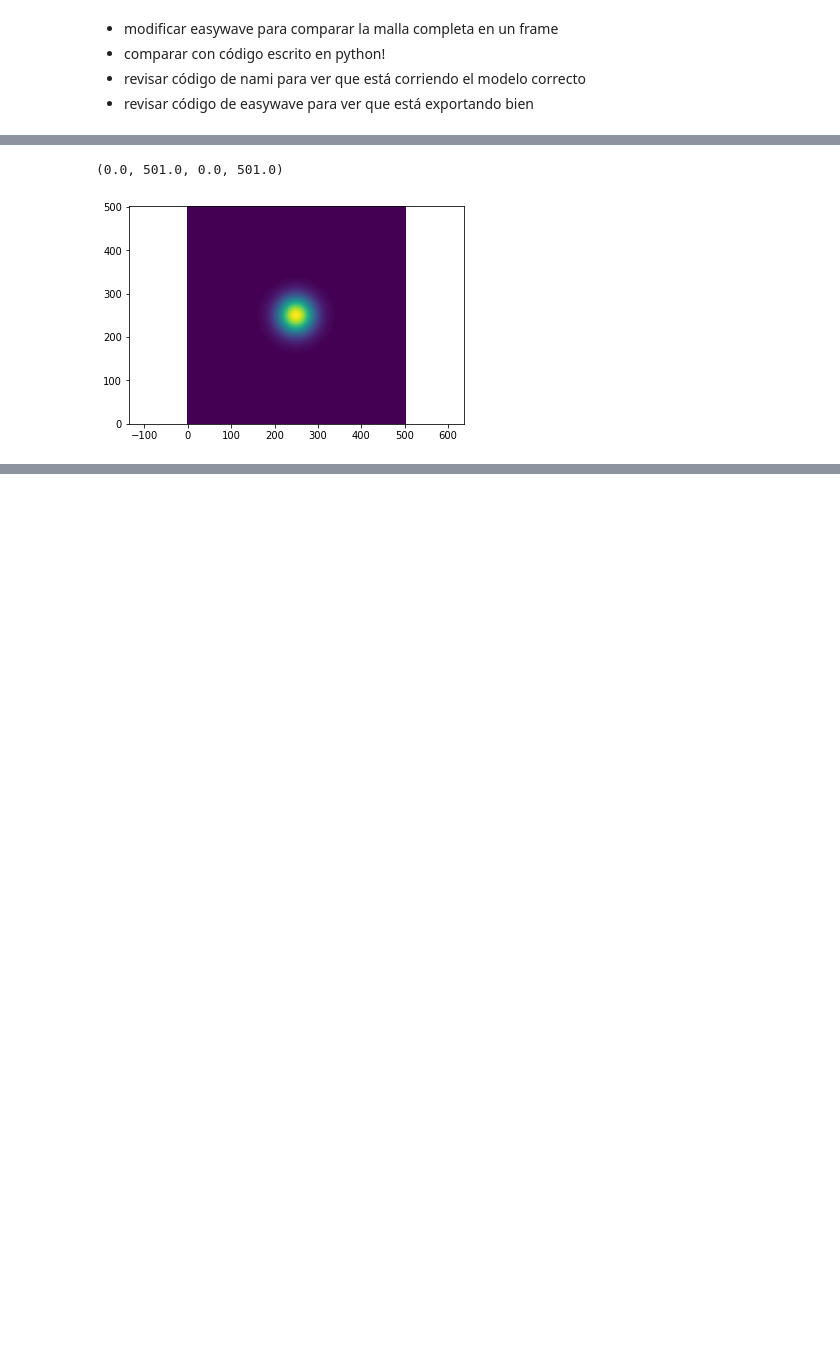
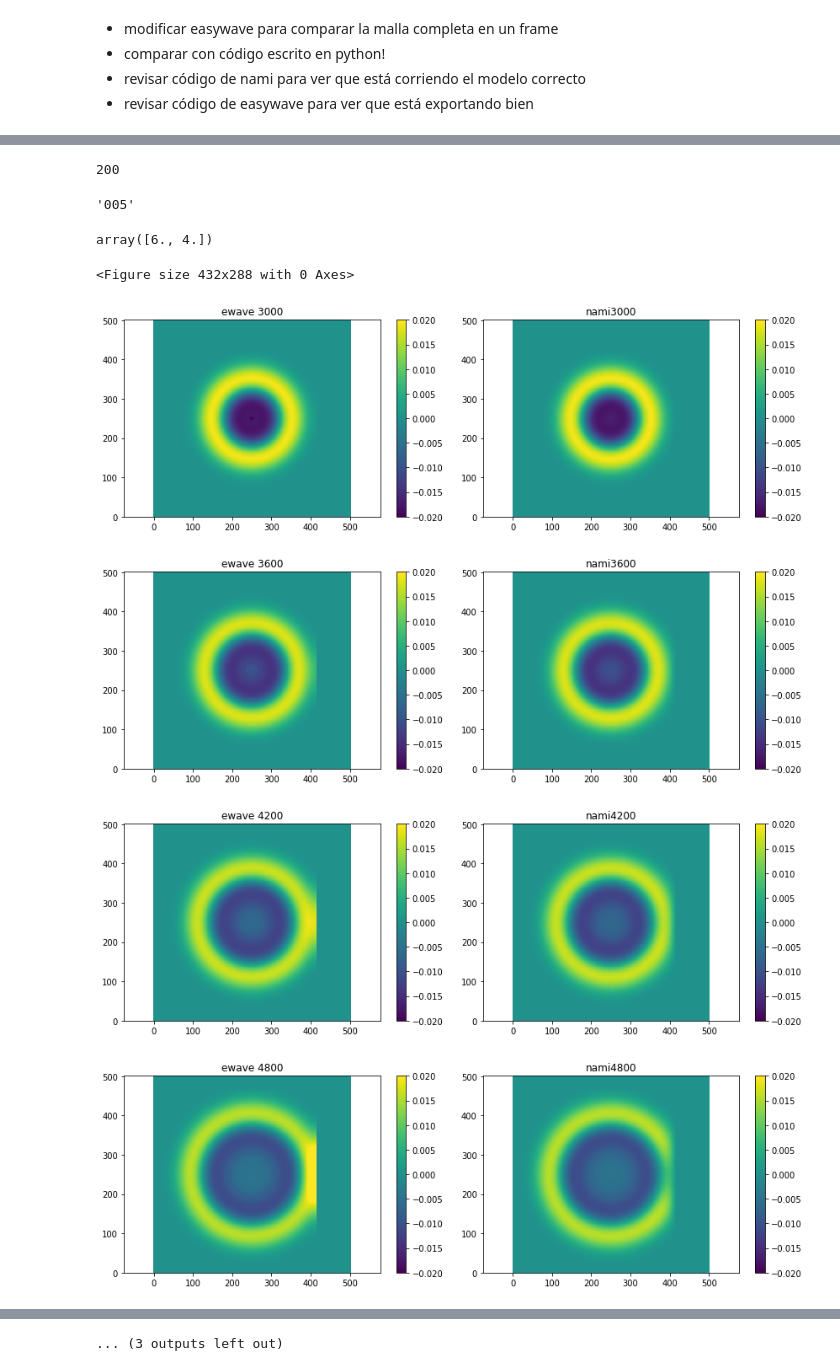
Before and after one commit to jgalazm/comp-geo-paper-figures, a Jupyter notebook: shore-interaction/comparison.ipynb, the cells around one changed output, grey strips where cells are left out. Drawn from its saved outputs; the diff is of its cells as text; code cells hidden in the pictures; blank space fills up the shorter version.

```diff
--- a/shore-interaction/comparison.ipynb
+++ b/shore-interaction/comparison.ipynb
@@ -88,7 +101,35 @@ plt.axis('equal')
-# %%
-lon, lat, h = ew2py('easywave/eWave.2D.00000.ssh')
-plt.pcolormesh(h)
-plt.axis('equal')
-# %% [output]
-(0.0, 501.0, 0.0, 501.0)
-[figure, removed]
+# %%
+11000%300
+# %% [output]
+200
+# %%
+'%03d'%5
+# %% [output]
+'005'
+# %%
+plt.gcf().get_size_inches()
+# %% [output]
+array([6., 4.])
+<Figure size 432x288 with 0 Axes>
+# %%
+for i in range(10,40,2):
+    plt.figure(figsize=(6*2,2*2))
+    plt.subplot(121)
+    lon, lat, h = ew2py('easywave/eWave.2D.%05d.ssh'%(i*300))
+    plt.pcolormesh(h, vmax=0.02,vmin=-0.02)
+    plt.colorbar()
+    plt.axis('equal')
+    plt.title('ewave %i'%(i*300))
+    plt.subplot(122)
+    lon, lat, h = ew2py('easywave/eWave.2D.%05d.ssh'%(i*300))
+    nami0 = np.loadtxt('nami/tlab2D (%i)'%i,delimiter=',', skiprows=1).reshape((501,501))
+    plt.pcolormesh(nami0, vmax=0.02,vmin=-0.02)
+    plt.colorbar()
+    plt.axis('equal')
+    plt.title('nami%i'%(i*300))
+    plt.tight_layout()
+# %% [output]
+[figure, added]
+[figure, added]
+[figure, added]
+[figure, added]
@@ -94,0 +144 @@ plt.axis('equal')
+... (3 outputs left out)
```
Also changed, not shown: parts of 6 cells of this notebook, 3 other files.
